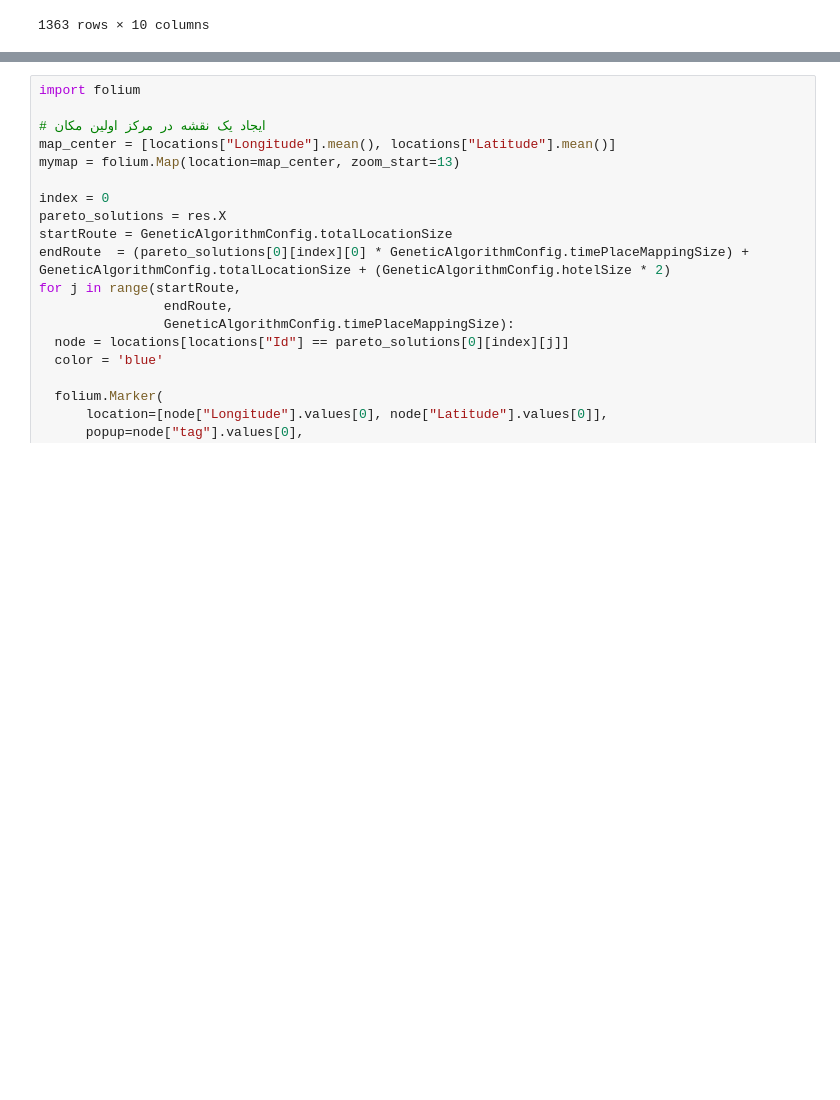
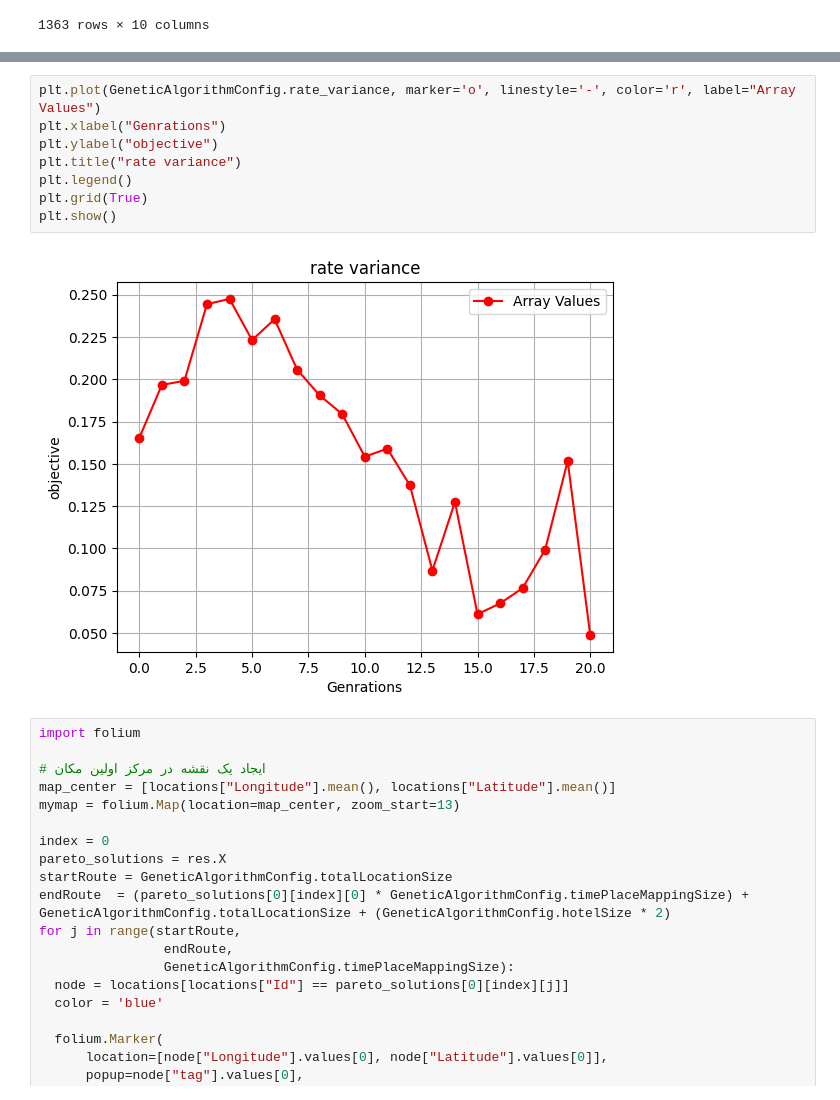
Before and after one commit to hosngholami/RecommenderSystem, a Jupyter notebook: RecommenderSystem.ipynb, the cells around one changed output, grey strips where cells are left out. Cells and saved outputs as stored; diff of their text form; blank space fills up the shorter version.

```diff
--- a/RecommenderSystem.ipynb
+++ b/RecommenderSystem.ipynb
@@ -1257,3 +1179,13 @@ locations[locations["Id"] == 121]
+# %%
+plt.plot(GeneticAlgorithmConfig.rate_variance, marker='o', linestyle='-', color='r', label="Array Values")
+plt.xlabel("Genrations")
+plt.ylabel("objective")
+plt.title("rate variance")
+plt.legend()
+plt.grid(True)
+plt.show()
+# %% [output]
+[figure, added]
 # %%
 import folium
 
```
Also changed, not shown: parts of 10 cells of this notebook.
